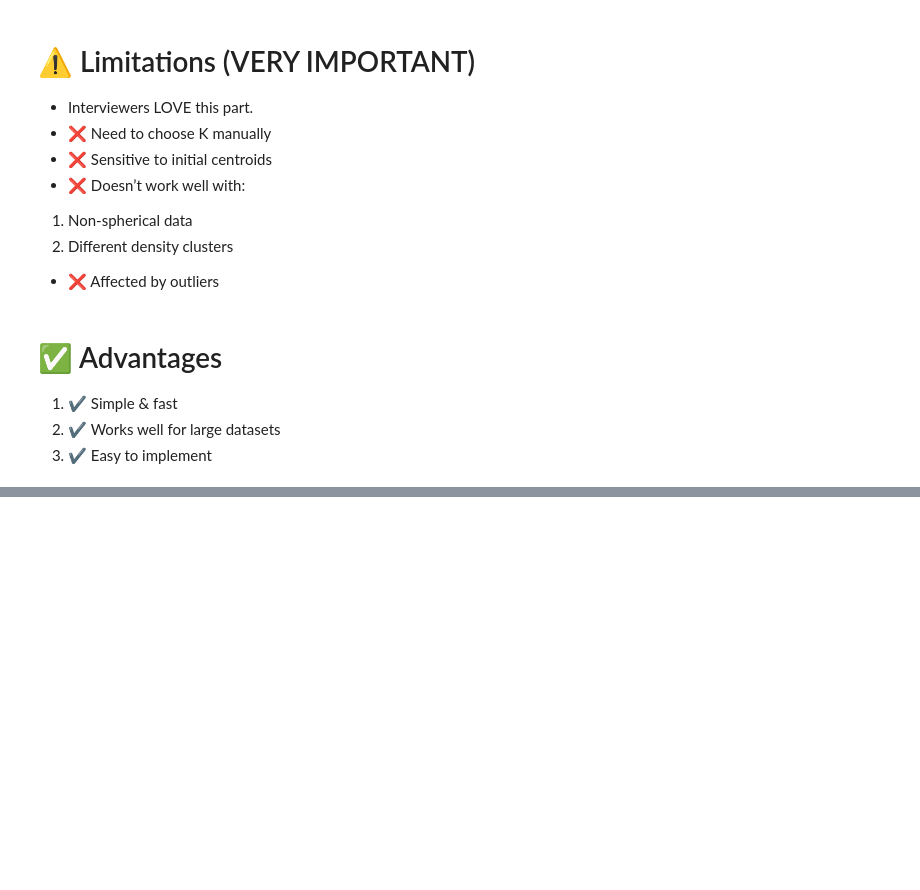
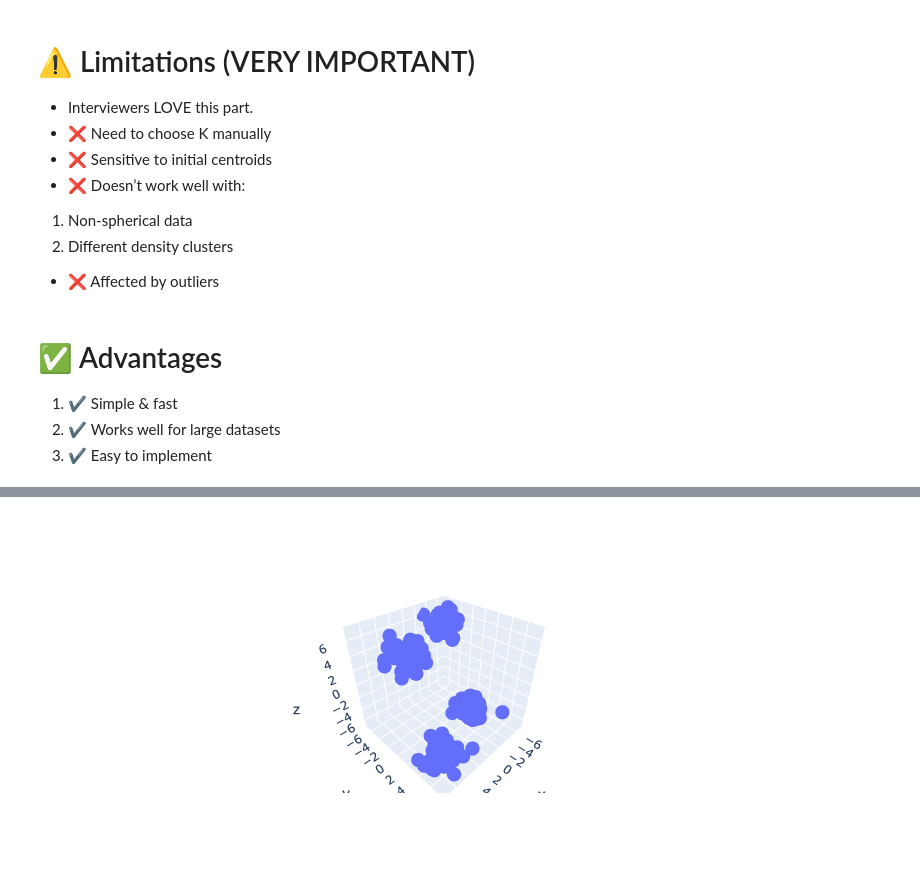
Before and after one commit to Yashshakya1/Data_Science_macbook, a Jupyter notebook: data science(self learning)/machine learning (ML)/unsupervised learning/K-means clustring .ipynb, the cells around one changed output, grey strips where cells are left out. Saved outputs shown, nothing was run; the diff lists cells and outputs as text; code cells hidden in the pictures; blank space fills up the shorter version.

```diff
--- a/data science(self learning)/machine learning (ML)/unsupervised learning/K-means clustring .ipynb
+++ b/data science(self learning)/machine learning (ML)/unsupervised learning/K-means clustring .ipynb
@@ -142,0 +210,13 @@ dtype: int64
+# %%
+from sklearn.datasets import make_blobs
+
+centroids = [(-5,-5,5),(5,5,-5),(3.5,-2.5,4),(-2.5,2.5,-4)]
+cluster_std = [1,1,1,1]
+
+X,y = make_blobs(n_samples=200,cluster_std=cluster_std,centers=centroids,n_features=3,random_state=1)
+# %%
+import plotly.express as px
+fig = px.scatter_3d(x=X[:,0], y=X[:,1], z=X[:,2])
+fig.show()
+# %% [output]
+[figure, added]
```
Also changed, not shown: parts of 12 cells of this notebook.
